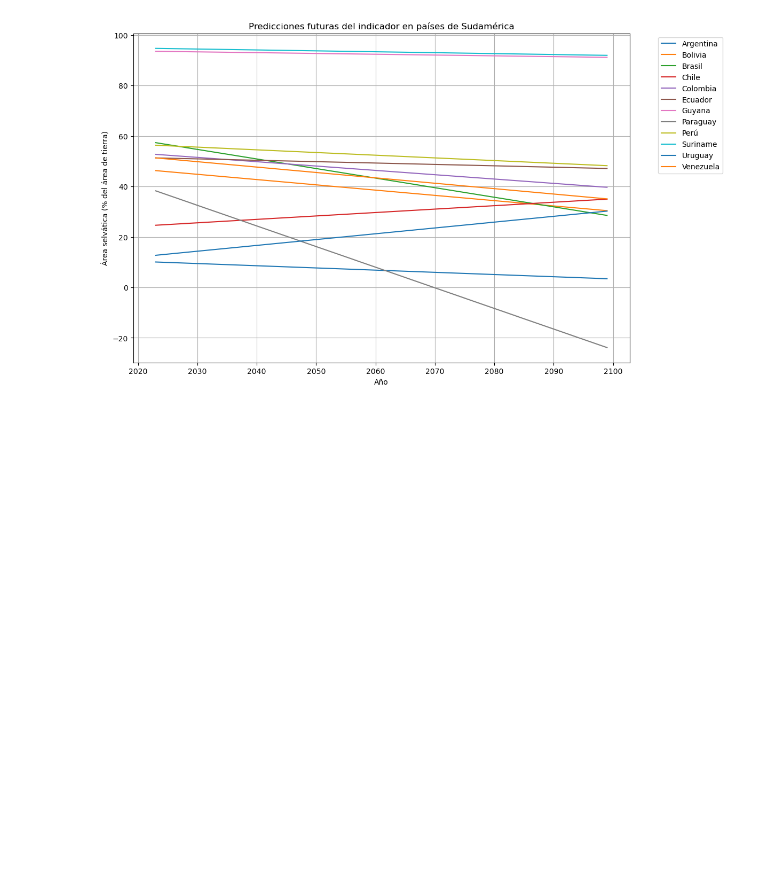
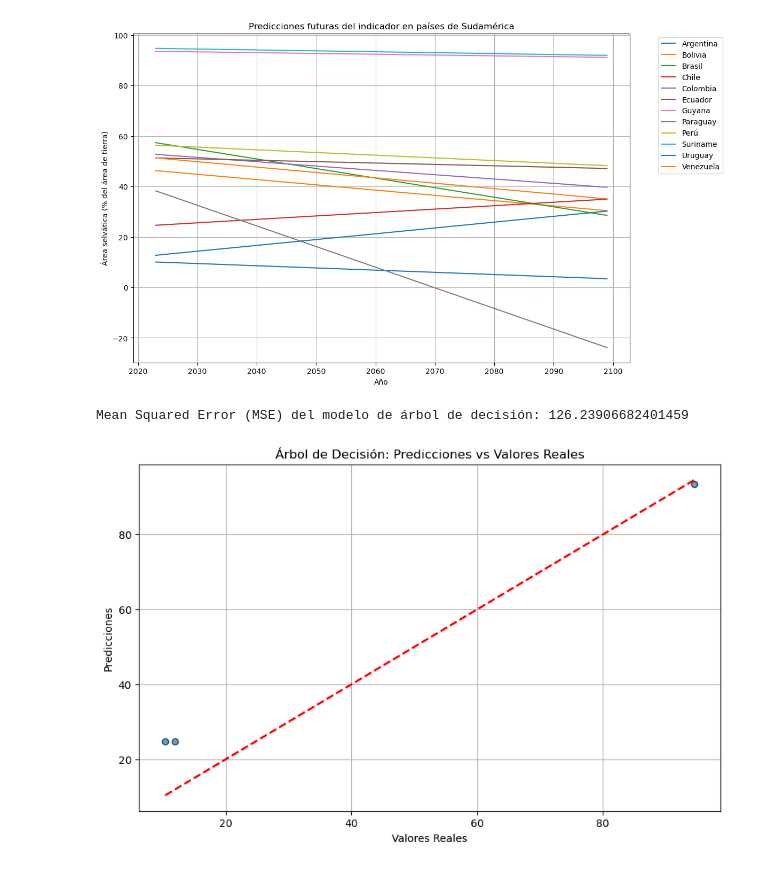
Before and after one commit to jaimecabrera911/ACA_FINAL, a Jupyter notebook: aca_final.ipynb, the cells around one changed output. Drawn from its saved outputs; the diff is of its cells as text; code cells hidden in the pictures; blank space fills up the shorter version.

Commit message:
Agregar graficos de relacion, clustering y árboles de decisión

```diff
--- a/aca_final.ipynb
+++ b/aca_final.ipynb
@@ -193,3 +193,40 @@ plt.grid(True)
 plt.show()
 # %% [output]
 [figure]
+# %%
+from sklearn.tree import DecisionTreeRegressor
+from sklearn.model_selection import train_test_split
+from sklearn.metrics import mean_squared_error
+
+# Seleccionar las características (X) y la variable objetivo (y)
+X = df_suramerica[[str(year) for year in years]].values
+y = df_suramerica['2022'].values
+
+# Dividir los datos en conjuntos de entrenamiento y prueba
+X_train, X_test, y_train, y_test = train_test_split(X, y, test_size=0.2, random_state=42)
+
+# Crear el modelo de árbol de decisión
+tree_model = DecisionTreeRegressor(random_state=42)
+
+# Entrenar el modelo
+tree_model.fit(X_train, y_train)
+
+# Realizar predicciones
+y_pred = tree_model.predict(X_test)
+
+# Calcular el error cuadrático medio (MSE)
+mse_tree = mean_squared_error(y_test, y_pred)
+print(f"Mean Squared Error (MSE) del modelo de árbol de decisión: {mse_tree}")
+
+# Graficar las predicciones vs los valores reales
+plt.figure(figsize=(10, 6))
+plt.scatter(y_test, y_pred, edgecolor='k', alpha=0.7)
+plt.plot([y_test.min(), y_test.max()], [y_test.min(), y_test.max()], 'r--', lw=2)
+plt.xlabel('Valores Reales')
+plt.ylabel('Predicciones')
+plt.title('Árbol de Decisión: Predicciones vs Valores Reales')
+plt.grid(True)
+plt.show()
+# %% [output]
+Mean Squared Error (MSE) del modelo de árbol de decisión: 126.23906682401459
+[figure, added]
```
Also changed, not shown: parts of 2 cells of this notebook.
